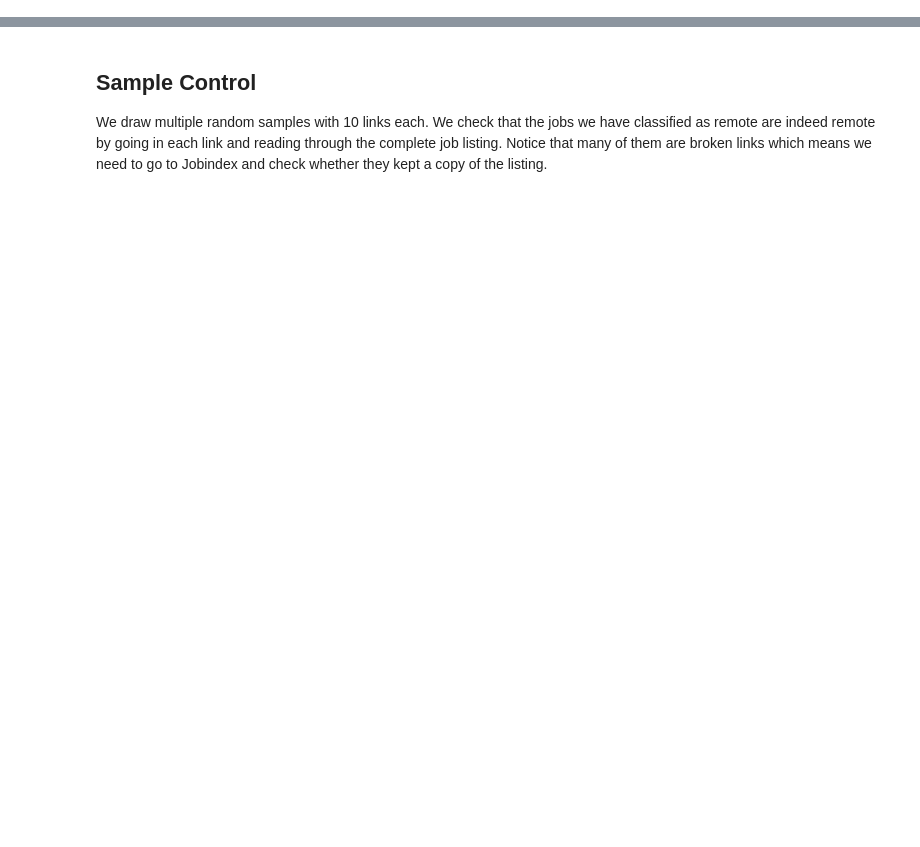
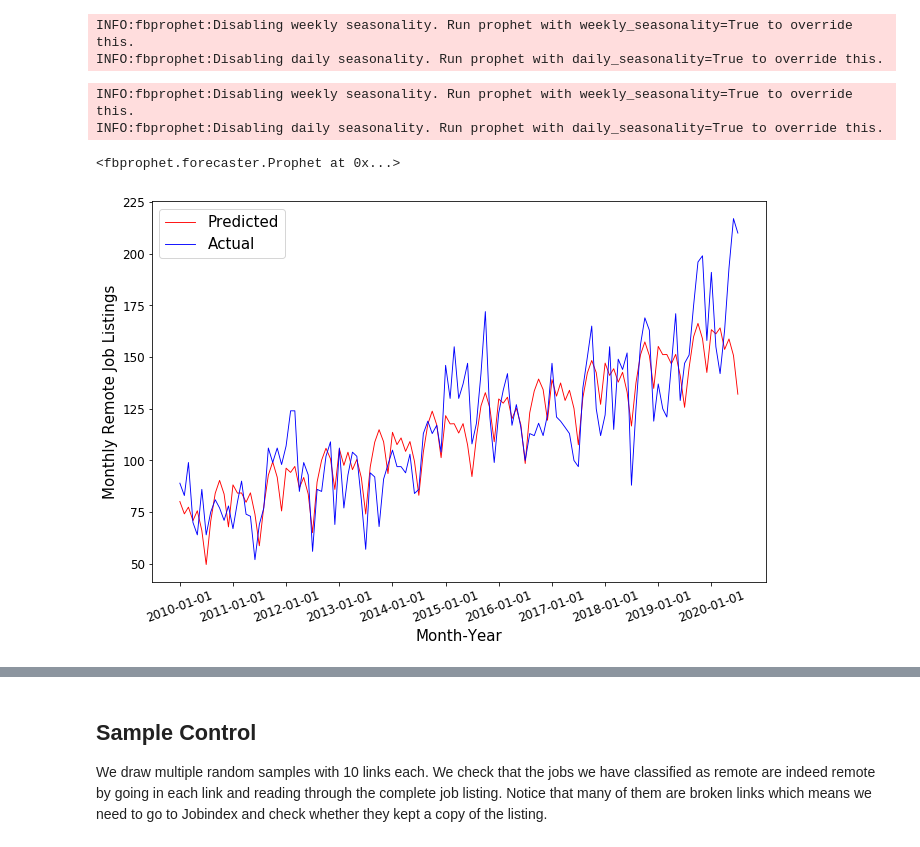
Before and after one commit to lisbethwaagstein/Modules, a Jupyter notebook: Description_snippet.ipynb, the cells around one changed output, grey strips where cells are left out. Cells and saved outputs as stored; diff of their text form; code cells hidden in the pictures; blank space fills up the shorter version.

```diff
--- a/Description_snippet.ipynb
+++ b/Description_snippet.ipynb
@@ -14,0 +76,59 @@ df = final_data.copy()
+# %%
+ts = total_remote_date.sort_values(by=['ds'], ascending=True).reset_index(drop=True)[:121]
+# %%
+model = Prophet()
+model.fit(ts)
+
+from pandas import DataFrame
+future= pd.date_range('2016-01-01','2017-01-01', freq='1M')-pd.offsets.MonthBegin(1)
+future = future.tolist()
+
+future = DataFrame(future,columns=['ds'])
+future['ds'] = pd.to_datetime(future['ds'])
+predict_2016 = model.predict(future)
+# %% [output]
+INFO:fbprophet:Disabling weekly seasonality. Run prophet with weekly_seasonality=True to override this.
+INFO:fbprophet:Disabling daily seasonality. Run prophet with daily_seasonality=True to override this.
+# %%
+from fbprophet.diagnostics import cross_validation
+
+# create a function to calculate the mean absolute percentage error
+def mean_absolute_percentage_error(y_true,y_pred):
+    y_true, y_pred = np.array(y_true), np.array(y_pred)
+    return np.mean(np.abs((y_true-y_pred)/ y_true)) * 100
+
+#creating a prophet object and training on data
+prophet = Prophet(growth = 'linear')
+prophet.fit(ts)
+# %% [output]
+INFO:fbprophet:Disabling weekly seasonality. Run prophet with weekly_seasonality=True to override this.
+INFO:fbprophet:Disabling daily seasonality. Run prophet with daily_seasonality=True to override this.
+<fbprophet.forecaster.Prophet at 0x...>
+# %%
+# Making forecast for february to july 2020
+
+forecast= pd.date_range('2010-01-01','2020-08-01', freq='1M')-pd.offsets.MonthBegin(1)
+forecast = forecast.tolist()
+
+forecast = DataFrame(forecast,columns=['ds'])
+forecast['ds'] = pd.to_datetime(forecast['ds'])
+forecast = model.predict(forecast)
+
+true_data = total_remote_date.sort_values(by=['ds'], ascending=True).reset_index(drop=True)[:127]
+forecast = forecast[['ds','yhat','yhat_lower','yhat_upper']]
+# %%
+# create figure and axis objects with subplots()
+
+plot = pd.merge(true_data, forecast, on='ds', how='right')
+ticks= pd.date_range('2010-12-01','2021-08-01', freq='1Y')-pd.offsets.MonthBegin(12)
+fig,ax = plt.subplots(figsize=(11,7))
+ax.plot(plot['ds'],plot['yhat'], color="red", linewidth=0.9, label = 'Predicted')
+ax.plot(plot['ds'],plot['y'], color="blue", linewidth=0.9, label = 'Actual')
+ax.set_xlabel("Month-Year",fontsize=15)
+ax.set_ylabel("Monthly Remote Job Listings", fontsize=15)
+plt.xticks(ticks,fontsize=12,rotation=20)
+plt.yticks(fontsize=12)
+ax.legend(fontsize=15)
+plt.savefig('forecast.png')
+# %% [output]
+[figure, added]
```
Also changed, not shown: parts of 19 cells of this notebook, 2 other files.
